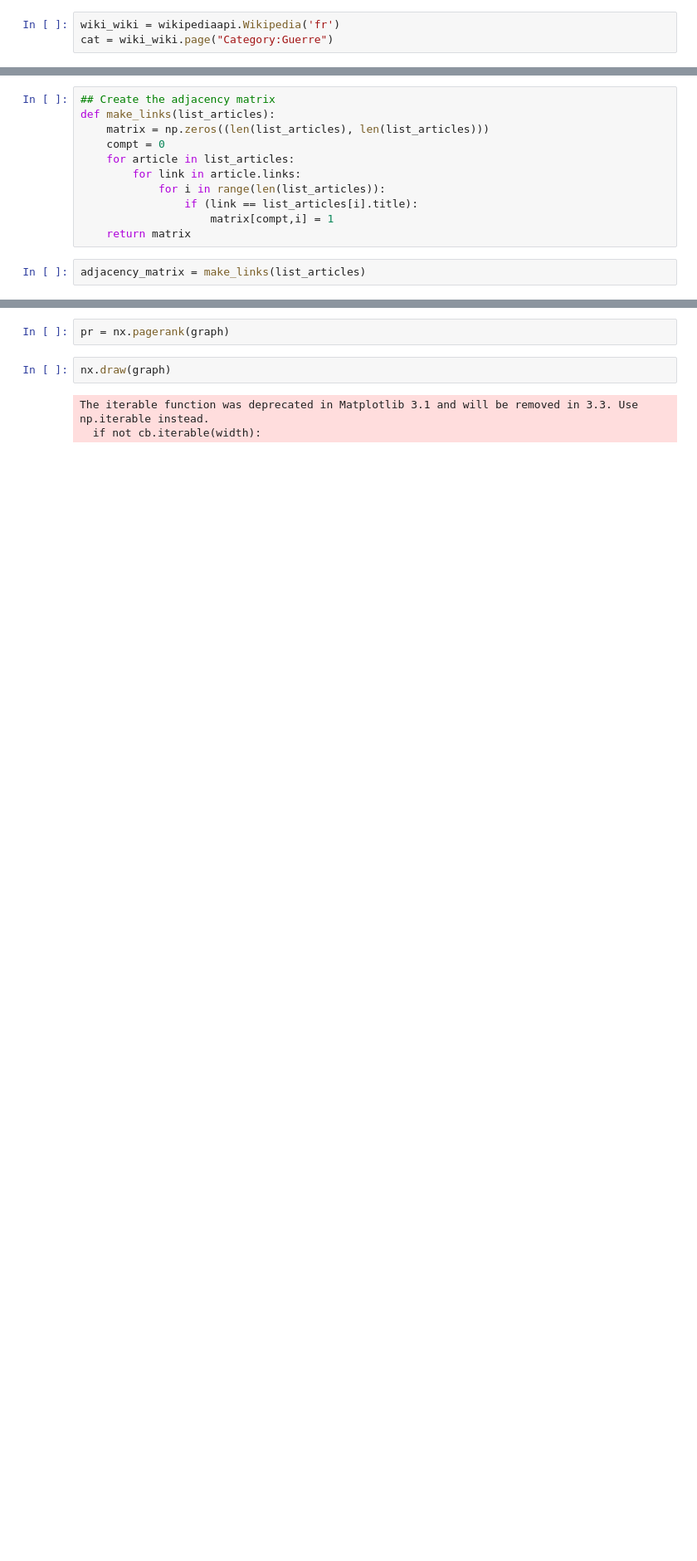
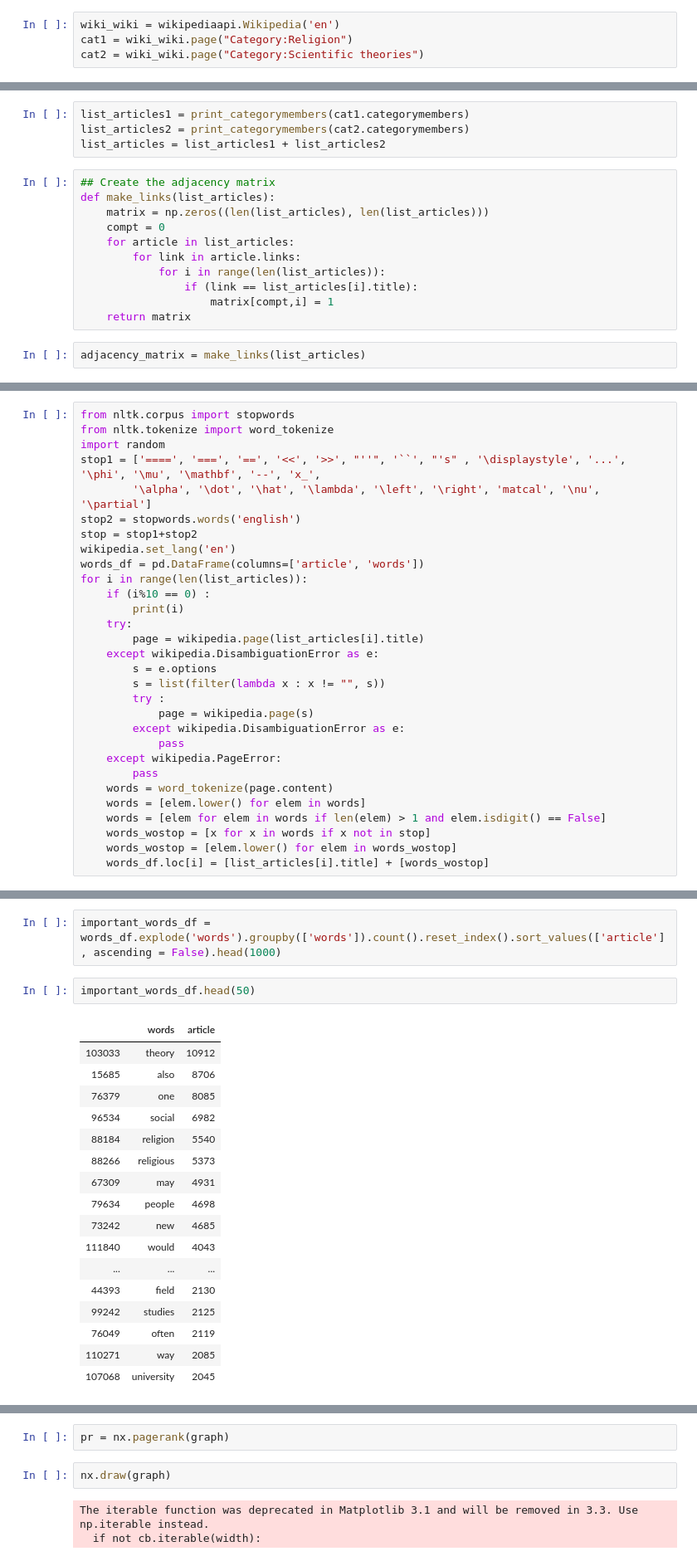
Before and after one commit to aaag97/ntds-projects, a Jupyter notebook: wikipedia.ipynb, the cells around one changed output, grey strips where cells are left out. Shown at 83% size. Drawn from its saved outputs; the diff is of its cells as text; blank space fills up the shorter version.

```diff
--- a/wikipedia.ipynb
+++ b/wikipedia.ipynb
@@ -19,5 +19,6 @@ def print_categorymembers(categorymembers, level=0, max_level=1):
             list_articles = list_articles + sub_list
     return list_articles
 # %%
-wiki_wiki = wikipediaapi.Wikipedia('fr')
-cat = wiki_wiki.page("Category:Guerre")
+wiki_wiki = wikipediaapi.Wikipedia('en')
+cat1 = wiki_wiki.page("Category:Religion")
+cat2 = wiki_wiki.page("Category:Scientific theories")
@@ -44,3 +25,7 @@ list_articles = print_categorymembers(cat.categorymembers)
+# %%
+list_articles1 = print_categorymembers(cat1.categorymembers)
+list_articles2 = print_categorymembers(cat2.categorymembers)
+list_articles = list_articles1 + list_articles2
 # %%
 ## Create the adjacency matrix
 def make_links(list_articles):
@@ -61,0 +62,30 @@ Number of edges in the feature graph: 555
+# %%
+from nltk.corpus import stopwords
+from nltk.tokenize import word_tokenize
+import random
+stop1 = ['====', '===', '==', '<<', '>>', "''", '``', "'s" , '\displaystyle', '...', '\phi', '\mu', '\mathbf', '--', 'x_',
+        '\alpha', '\dot', '\hat', '\lambda', '\left', '\right', 'matcal', '\nu', '\partial']
+stop2 = stopwords.words('english')
+stop = stop1+stop2
+wikipedia.set_lang('en')
+words_df = pd.DataFrame(columns=['article', 'words'])
+for i in range(len(list_articles)):
+    if (i%10 == 0) :
+        print(i)
+    try:
+        page = wikipedia.page(list_articles[i].title)
+    except wikipedia.DisambiguationError as e:
+        s = e.options
+        s = list(filter(lambda x : x != "", s))
+        try :
+            page = wikipedia.page(s)
+        except wikipedia.DisambiguationError as e:
+            pass
+    except wikipedia.PageError:
+        pass
+    words = word_tokenize(page.content)
+    words = [elem.lower() for elem in words]
+    words = [elem for elem in words if len(elem) > 1 and elem.isdigit() == False]
+    words_wostop = [x for x in words if x not in stop]
+    words_wostop = [elem.lower() for elem in words_wostop]
+    words_df.loc[i] = [list_articles[i].title] + [words_wostop]
@@ -61,0 +110,22 @@ Number of edges in the feature graph: 555
+# %%
+important_words_df = words_df.explode('words').groupby(['words']).count().reset_index().sort_values(['article'], ascending = False).head(1000)
+# %%
+important_words_df.head(50)
+# %% [output]
+|  | words | article |
+| 103033 | theory | 10912 |
+| 15685 | also | 8706 |
+| 76379 | one | 8085 |
+| 96534 | social | 6982 |
+| 88184 | religion | 5540 |
+| 88266 | religious | 5373 |
+| 67309 | may | 4931 |
+| 79634 | people | 4698 |
+| 73242 | new | 4685 |
+| 111840 | would | 4043 |
+| ... | ... | ... |
+| 44393 | field | 2130 |
+| 99242 | studies | 2125 |
+| 76049 | often | 2119 |
+| 110271 | way | 2085 |
+| 107068 | university | 2045 |
```
Also changed, not shown: parts of 21 cells of this notebook.
